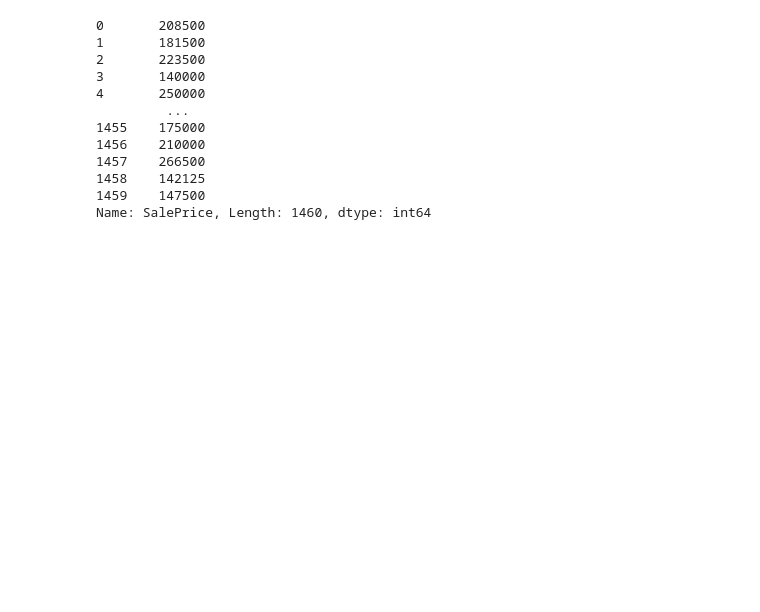
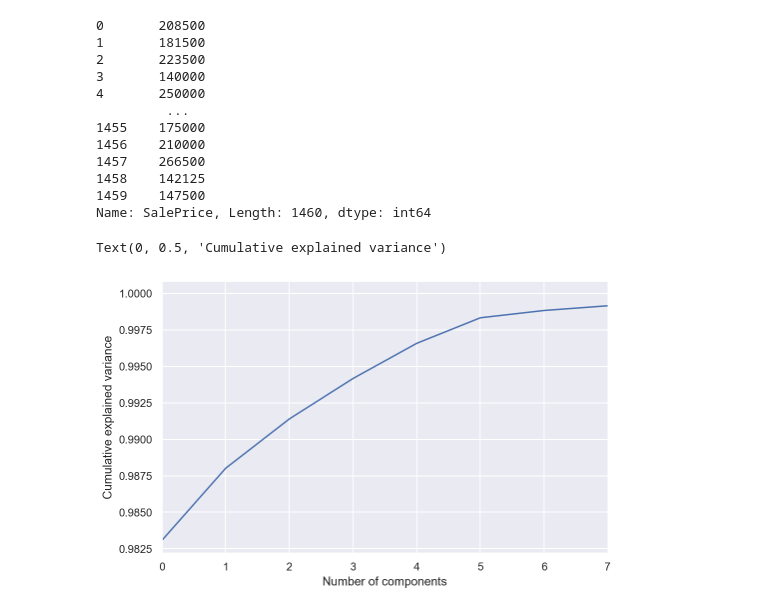
Before and after one commit to sachin-kakkadath/Machine-Learning-Algorithms, a Jupyter notebook: House Prices - Advanced Regression Techniques.ipynb, the cells around one changed output. Saved outputs shown, nothing was run; the diff lists cells and outputs as text; code cells hidden in the pictures; blank space fills up the shorter version.

```diff
--- a/House Prices - Advanced Regression Techniques.ipynb
+++ b/House Prices - Advanced Regression Techniques.ipynb
@@ -694,3 +707,7 @@ y
 1458    142125
 1459    147500
 Name: SalePrice, Length: 1460, dtype: int64
+# %%
+X = df_new.drop('SalePrice',axis='columns')
+
+Y = df_new['SalePrice']
@@ -696,0 +722,10 @@ Name: SalePrice, Length: 1460, dtype: int64
+# %%
+from sklearn.decomposition import PCA
+pca = PCA().fit(X)
+plt.plot(np.cumsum(pca.explained_variance_ratio_))
+plt.xlim(0,7,1)
+plt.xlabel('Number of components')
+plt.ylabel('Cumulative explained variance')
+# %% [output]
+Text(0, 0.5, 'Cumulative explained variance')
+[figure, added]
```
Also changed, not shown: parts of 15 cells of this notebook.
